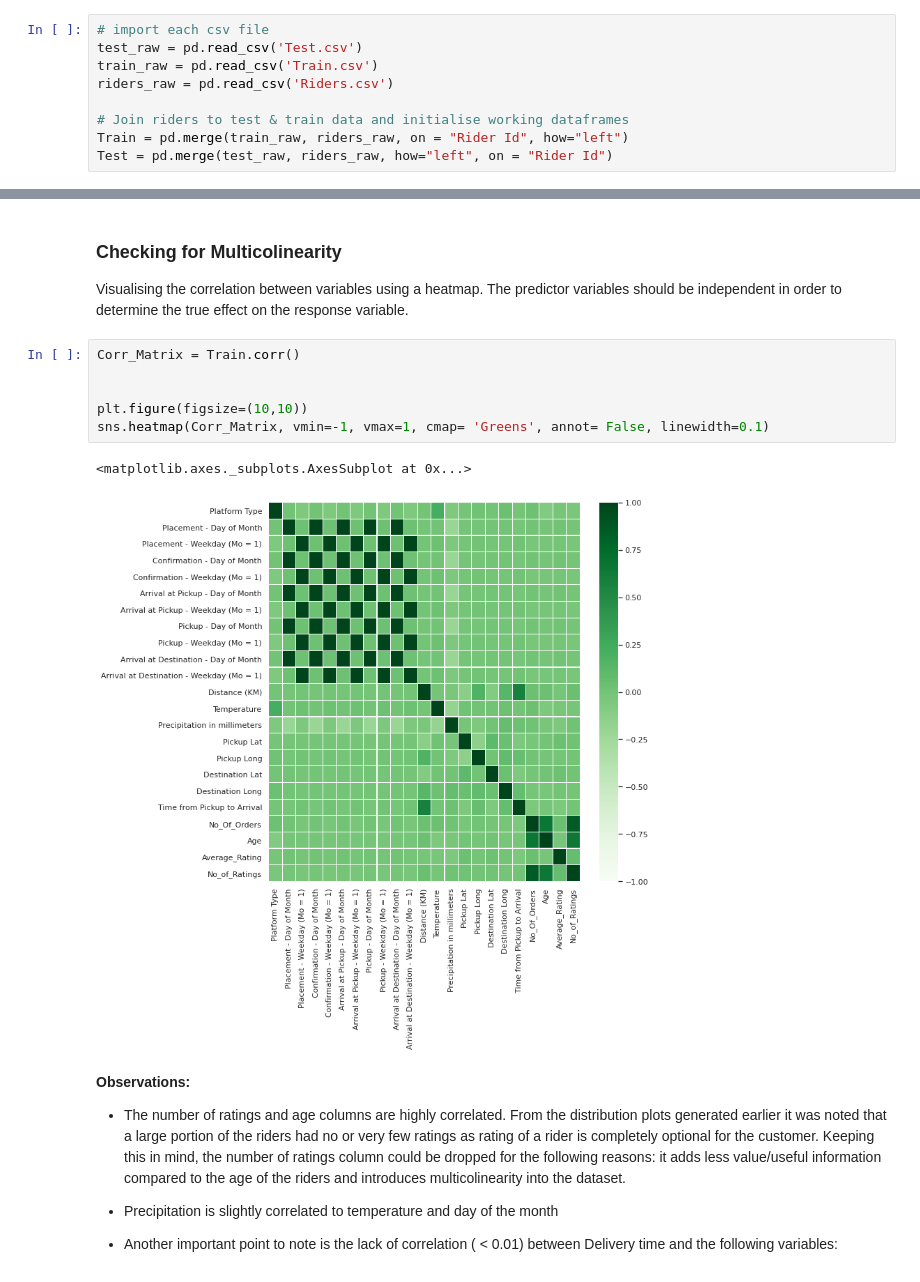
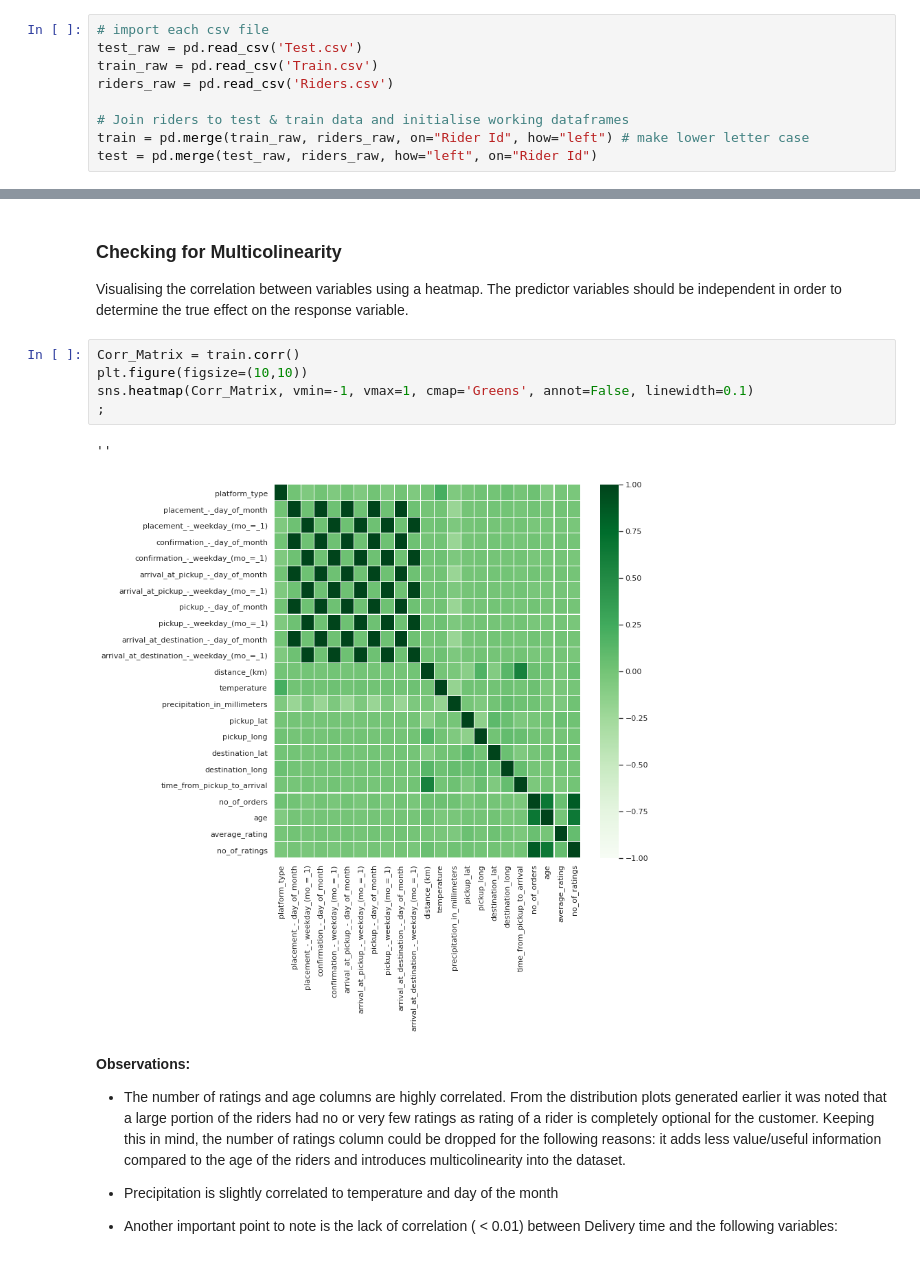
Before and after one commit to NicoleMeinie/Regression, a Jupyter notebook: Frankenstein.ipynb, the cells around one changed output, grey strips where cells are left out. Cells and saved outputs as stored; diff of their text form.

```diff
--- a/Frankenstein.ipynb
+++ b/Frankenstein.ipynb
@@ -55,8 +55,8 @@ train_raw = pd.read_csv('Train.csv')
 riders_raw = pd.read_csv('Riders.csv')
 
 # Join riders to test & train data and initialise working dataframes
-Train = pd.merge(train_raw, riders_raw, on = "Rider Id", how="left")
-Test = pd.merge(test_raw, riders_raw, how="left", on = "Rider Id")
+train = pd.merge(train_raw, riders_raw, on="Rider Id", how="left") # make lower letter case
+test = pd.merge(test_raw, riders_raw, how="left", on="Rider Id")
 # %% [markdown]
 Great! Let's build a model!
 # %% [markdown]
@@ -453,14 +496,13 @@ From the above visualisations above we observe a concentration of Orders with sh
 ### Checking for Multicolinearity
 Visualising the correlation between variables using a heatmap. The predictor variables should be independent in order to determine the true effect on the response variable.
 # %%
-Corr_Matrix = Train.corr()
-
-
+Corr_Matrix = train.corr()
 plt.figure(figsize=(10,10))
-sns.heatmap(Corr_Matrix, vmin=-1, vmax=1, cmap= 'Greens', annot= False, linewidth=0.1)
+sns.heatmap(Corr_Matrix, vmin=-1, vmax=1, cmap='Greens', annot=False, linewidth=0.1)
+;
 # %% [output]
-<matplotlib.axes._subplots.AxesSubplot at 0x...>
+''
-[figure, old version]
+[figure, new version]
 # %% [markdown]
 **Observations:**
 
```
Also changed, not shown: parts of 44 cells of this notebook.
